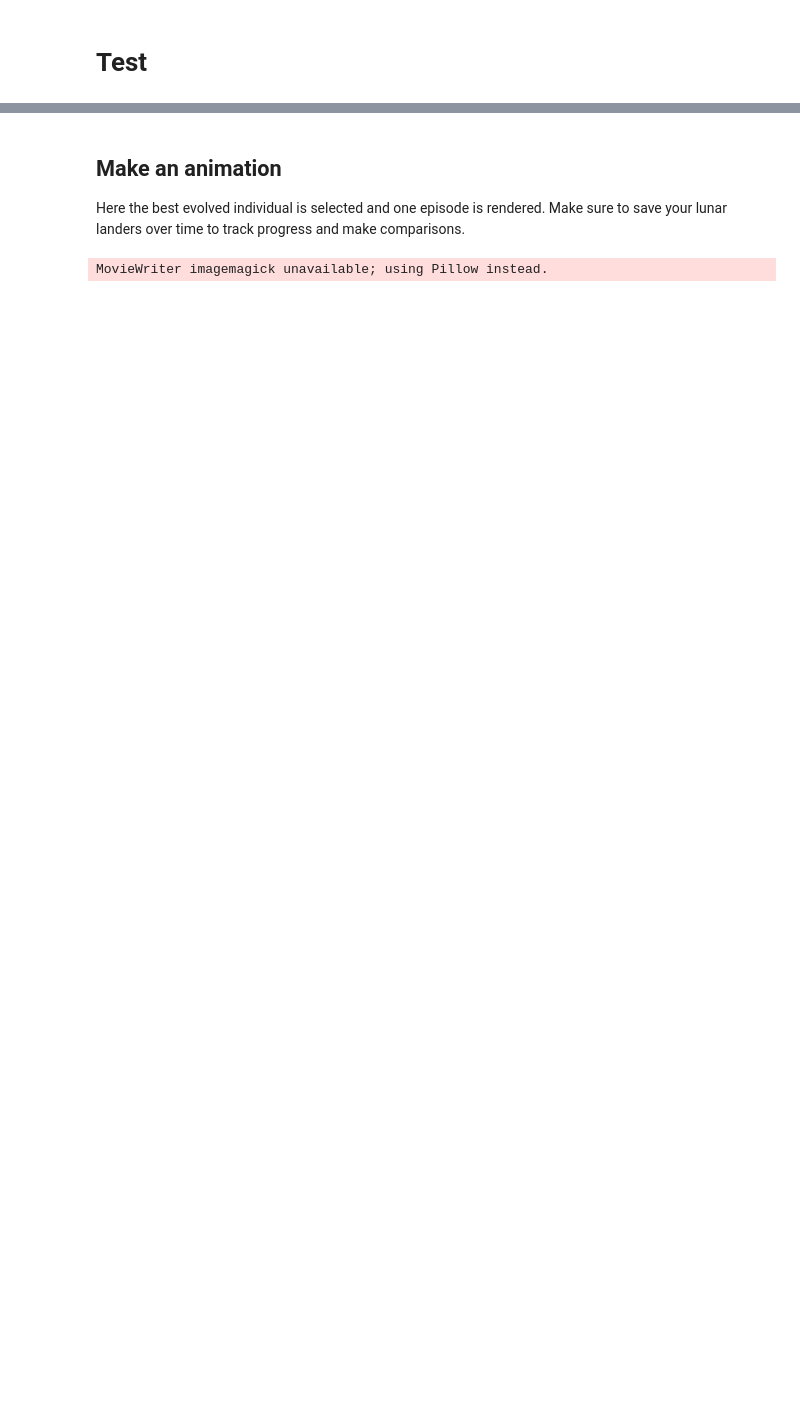
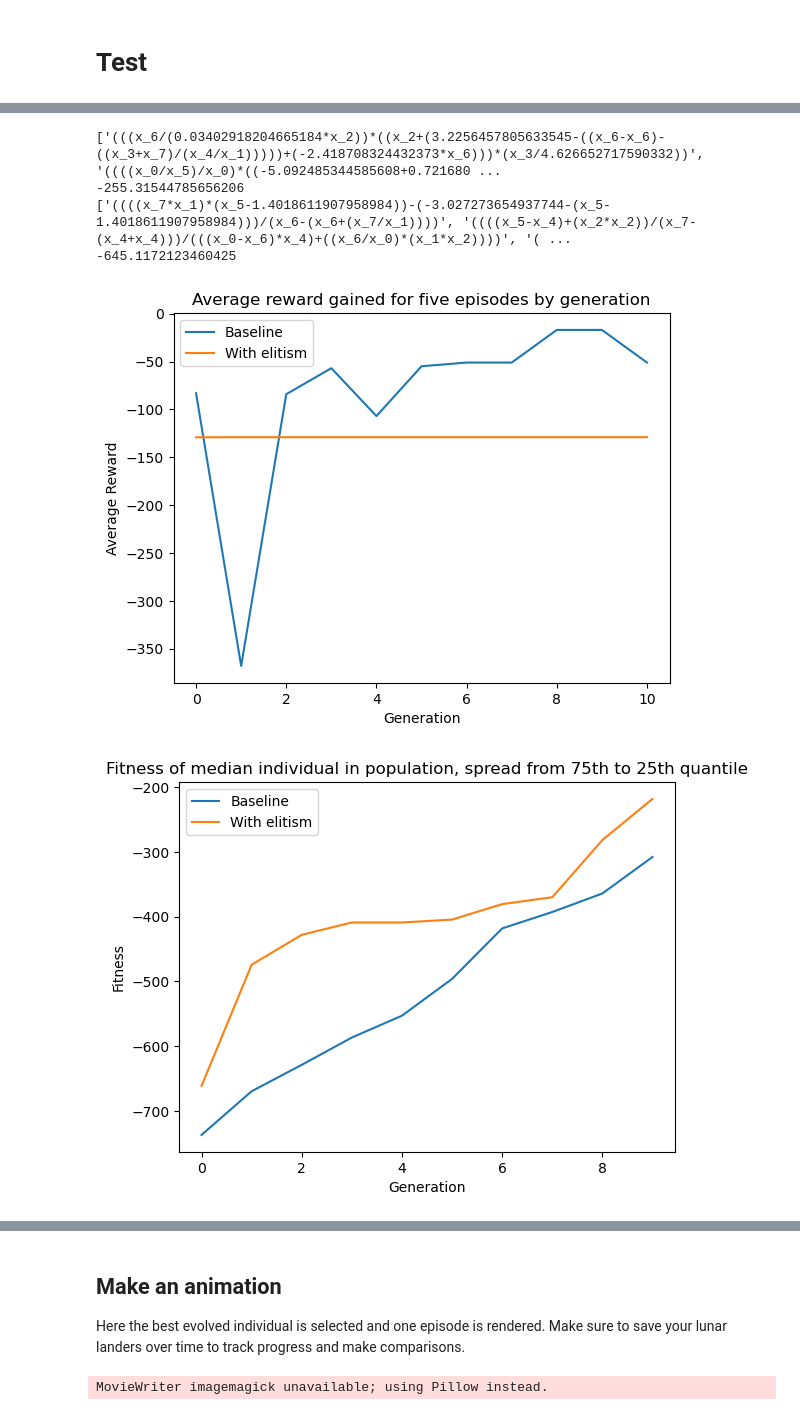
Before and after one commit to anishhdiwan/differentiable_GP_lunarlander, a Jupyter notebook: solution.ipynb, the cells around one changed output, grey strips where cells are left out. Cells and saved outputs as stored; diff of their text form; code cells hidden in the pictures; blank space fills up the shorter version.

```diff
--- a/solution.ipynb
+++ b/solution.ipynb
@@ -243 +219,23 @@ print(get_test_score(best))
+# %%
+def avg_reward_plot(evos):
+    fig, ax = plt.subplots()
+    for j, e in enumerate(evos):
+        gen = range(len(e[0].best_of_gens)) #generation
+        avg_rewards = [] #average reward
+        for i in e[0].best_of_gens:
+            avg_reward = get_test_score(i)/5
+            avg_rewards.append(avg_reward)
+
+        #plot generation vs fitness
+        ax.plot(gen,avg_rewards,label=f"{e[1]}")
+        best = e[0].best_of_gens[-1]
+        print(best.get_readable_repr())
+        print(get_test_score(best))
+
+    ax.set_xlabel('Generation')
+    ax.set_ylabel('Average Reward')
+    ax.set_title('Average reward gained for five episodes by generation')
+
+    plt.legend()
+    plt.show()
 # %%
@@ -266,0 +295,12 @@ plt.show()
+# %%
+colours = ['b', 'g']
+avg_reward_plot([[evo, "Baseline"], [evo_elite, "With elitism"]])
+percent_plot([[evo, "Baseline"], [evo_elite, "With elitism"]], False)
+percent_plot([[evo, "Baseline"], [evo_elite, "With elitism"]], True)
+# %% [output]
+['(((x_6/(0.03402918204665184*x_2))*((x_2+(3.2256457805633545-((x_6-x_6)-((x_3+x_7)/(x_4/x_1)))))+(-2.418708324432373*x_6)))*(x_3/4.626652717590332))', '((((x_0/x_5)/x_0)*((-5.092485344585608+0.721680 ...
+-255.31544785656206
+['((((x_7*x_1)*(x_5-1.4018611907958984))-(-3.027273654937744-(x_5-1.4018611907958984)))/(x_6-(x_6+(x_7/x_1))))', '((((x_5-x_4)+(x_2*x_2))/(x_7-(x_4+x_4)))/(((x_0-x_6)*x_4)+((x_6/x_0)*(x_1*x_2))))', '( ...
+-645.1172123460425
+[figure, added]
+[figure, added]
```
Also changed, not shown: parts of 9 cells of this notebook, 3 other files.
